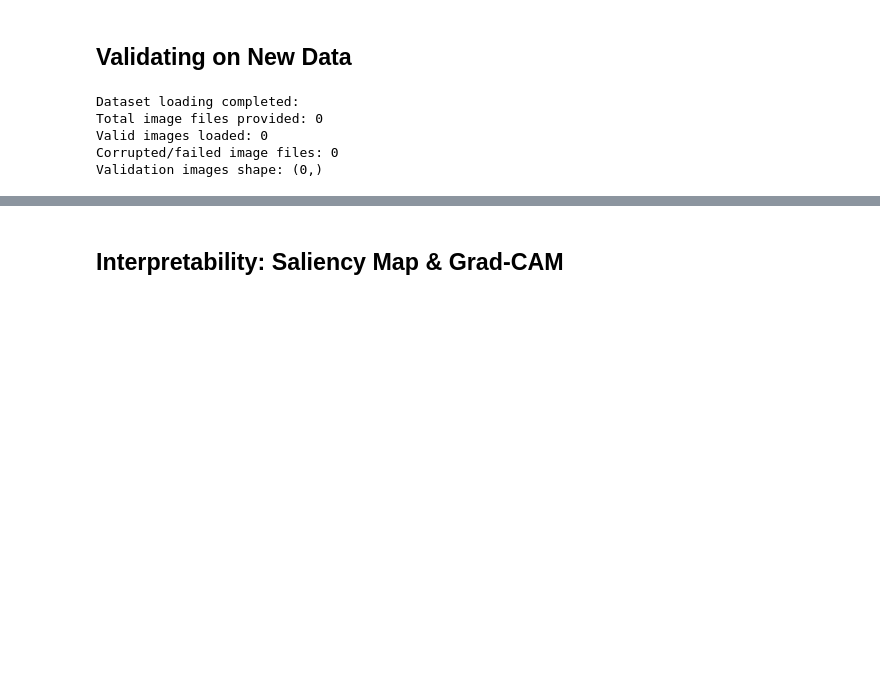
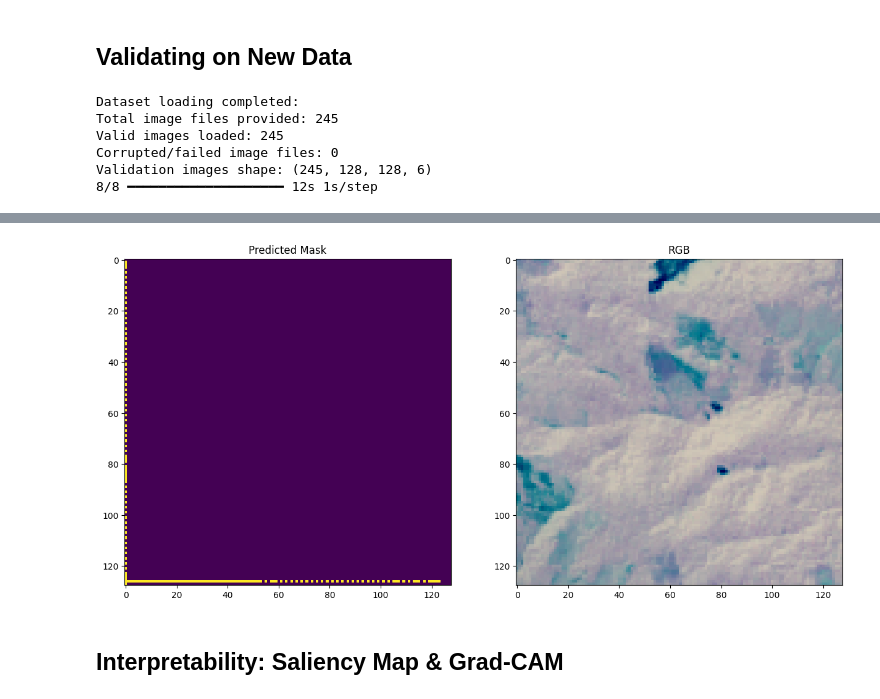
Before and after one commit to NanaKwakuOsei-Opoku/Interpretable-Landslide-Detection-System, a Jupyter notebook: Landslide4Sense_solution.ipynb, the cells around one changed output, grey strips where cells are left out. Cells and saved outputs as stored; diff of their text form; code cells hidden in the pictures; blank space fills up the shorter version.

```diff
--- a/Landslide4Sense_solution.ipynb
+++ b/Landslide4Sense_solution.ipynb
@@ -395,7 +395,7 @@ WARNING:matplotlib.image:Clipping input data to the valid range for imshow with
 # %% [markdown]
 ## Validating on New Data
 # %%
-validation_url = "data/validation/img/*.h5"
+validation_url = ("/content/gdrive/MyDrive/Colab Notebooks/data/ValidateData/*.h5")
 img_val_paths = sorted(glob.glob(validation_url))
 
 VAL_XX, _ = load_dataset(img_val_paths, mask_paths=None)  # no masks here
@@ -425,7 +425,8 @@ for i, img_path in enumerate(img_val_paths):
         h5f.create_dataset('mask', data=pred_mask)
 # %% [output]
 Dataset loading completed:
-Total image files provided: 0
-Valid images loaded: 0
+Total image files provided: 245
+Valid images loaded: 245
 Corrupted/failed image files: 0
-Validation images shape: (0,)
+Validation images shape: (245, 128, 128, 6)
+8/8 ━━━━━━━━━━━━━━━━━━━━ 12s 1s/step
@@ -433,3 +434,4 @@ ValueError: math domain error
+[figure, added]
 # %% [markdown]
 ## Interpretability: Saliency Map & Grad-CAM
 # %%
```
Also changed, not shown: parts of 1 cell of this notebook.
